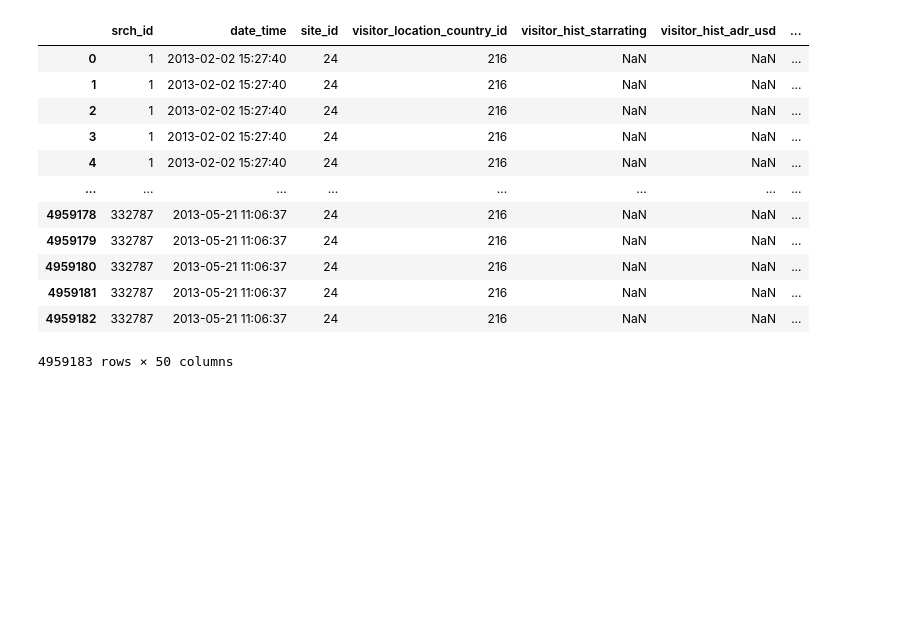
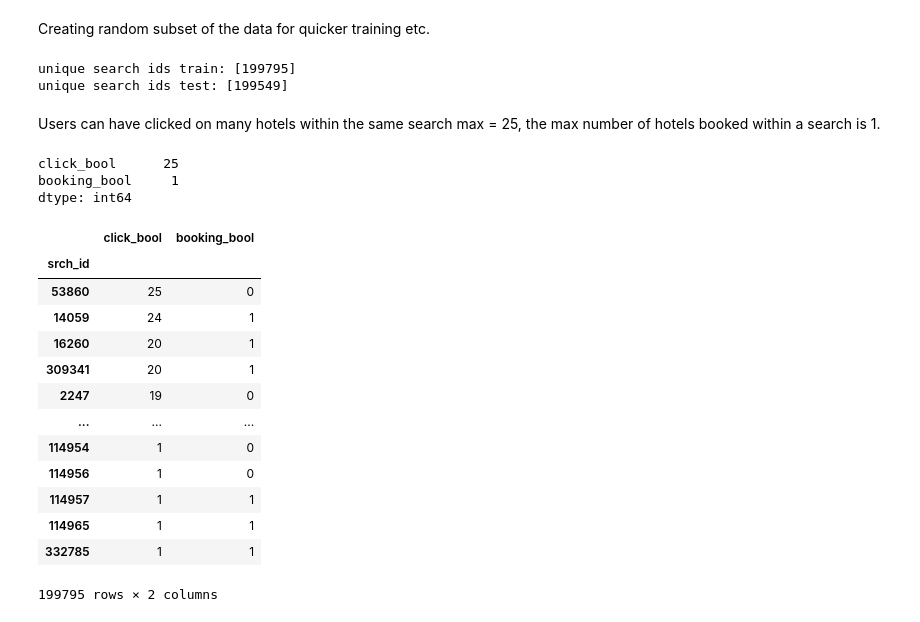
Before and after one commit to emmaarussi/hotel-estimation, a Jupyter notebook: notebooks/exploratory_analysis.ipynb, the cells around one changed output. Drawn from its saved outputs; the diff is of its cells as text; code cells hidden in the pictures; blank space fills up the shorter version.

```diff
--- a/notebooks/exploratory_analysis.ipynb
+++ b/notebooks/exploratory_analysis.ipynb
@@ -39,18 +47,8 @@ import pandas as pd
 # %%
-hotels = pd.read_csv('data/test_set_VU_DM.csv')
+hotel_train = pd.read_csv(project_root / 'data/raw/training_set_VU_DM.csv')
+hotel_test = pd.read_csv(project_root / 'data/raw/test_set_VU_DM.csv')
 
-hotels
+hotel_train['date_time'] = pd.to_datetime(hotel_train['date_time'])
+hotel_test['date_time'] = pd.to_datetime(hotel_test['date_time'])
-# %% [output]
-|  | srch_id | date_time | site_id | visitor_location_country_id | visitor_hist_starrating | visitor_hist_adr_usd | ... |
-| 0 | 1 | 2013-02-02 15:27:40 | 24 | 216 | NaN | NaN | ... |
-| 1 | 1 | 2013-02-02 15:27:40 | 24 | 216 | NaN | NaN | ... |
-| 2 | 1 | 2013-02-02 15:27:40 | 24 | 216 | NaN | NaN | ... |
-| 3 | 1 | 2013-02-02 15:27:40 | 24 | 216 | NaN | NaN | ... |
-| 4 | 1 | 2013-02-02 15:27:40 | 24 | 216 | NaN | NaN | ... |
-| ... | ... | ... | ... | ... | ... | ... | ... |
-| 4959178 | 332787 | 2013-05-21 11:06:37 | 24 | 216 | NaN | NaN | ... |
-| 4959179 | 332787 | 2013-05-21 11:06:37 | 24 | 216 | NaN | NaN | ... |
-| 4959180 | 332787 | 2013-05-21 11:06:37 | 24 | 216 | NaN | NaN | ... |
-| 4959181 | 332787 | 2013-05-21 11:06:37 | 24 | 216 | NaN | NaN | ... |
-| 4959182 | 332787 | 2013-05-21 11:06:37 | 24 | 216 | NaN | NaN | ... |
-4959183 rows × 50 columns
+# %% [markdown]
+Creating random subset of the data for quicker training etc.
@@ -56,0 +71,31 @@ hotels
+# %%
+print('unique search ids train:', hotel_train[['srch_id']].drop_duplicates().count().values)
+print('unique search ids test:', hotel_test[['srch_id']].drop_duplicates().count().values)
+#hotel_test.dtypes.to_frame('dtypes features')
+#hotel_train.columns
+# %% [output]
+unique search ids train: [199795]
+unique search ids test: [199549]
+# %% [markdown]
+Users can have clicked on many hotels within the same search max = 25, the max number of hotels booked within a search is 1.
+# %%
+print(hotel_train[['srch_id','click_bool', 'booking_bool']].groupby('srch_id').sum().max())
+hotel_train[['srch_id','click_bool', 'booking_bool']].groupby('srch_id').sum().sort_values(['click_bool'], ascending=False) #.sum(['click_book', 'booking_bool']).max()
+# %% [output]
+click_bool      25
+booking_bool     1
+dtype: int64
+|  | click_bool | booking_bool |
+| srch_id |  |  |
+| 53860 | 25 | 0 |
+| 14059 | 24 | 1 |
+| 16260 | 20 | 1 |
+| 309341 | 20 | 1 |
+| 2247 | 19 | 0 |
+| ... | ... | ... |
+| 114954 | 1 | 0 |
+| 114956 | 1 | 0 |
+| 114957 | 1 | 1 |
+| 114965 | 1 | 1 |
+| 332785 | 1 | 1 |
+199795 rows × 2 columns
```
Also changed, not shown: parts of 18 cells of this notebook, 1 other file.
